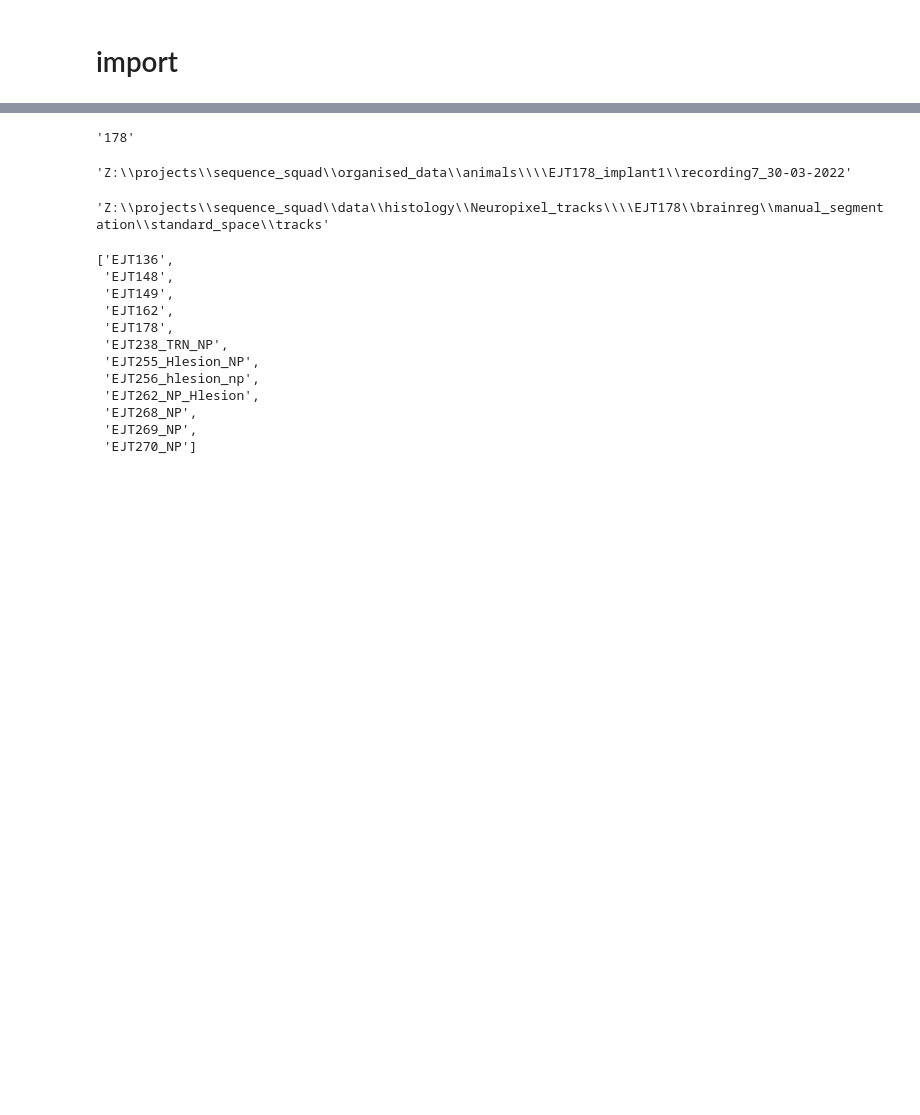
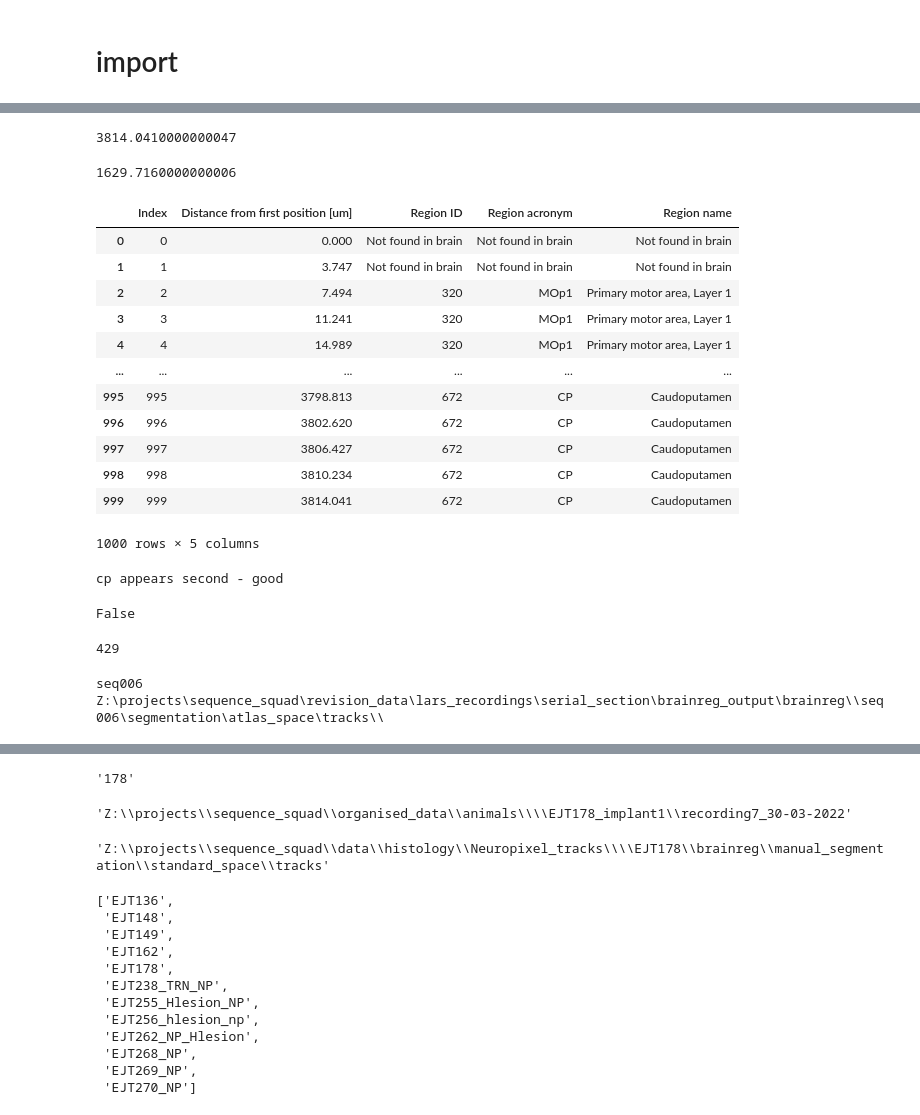
Before and after one commit to EmmettJT/sequences_analyse_PPSeq, a Jupyter notebook: revision_analysis/oscillation_analysis/LFP_preprocess.ipynb, the cells around one changed output, grey strips where cells are left out. Cells and saved outputs as stored; diff of their text form; code cells hidden in the pictures; blank space fills up the shorter version.

```diff
--- a/revision_analysis/oscillation_analysis/LFP_preprocess.ipynb
+++ b/revision_analysis/oscillation_analysis/LFP_preprocess.ipynb
@@ -392,0 +582,41 @@ cp appears first
+# %%
+full_length
+# %% [output]
+3814.0410000000047
+# %%
+boundary
+# %% [output]
+1629.7160000000006
+# %%
+implant_df
+# %% [output]
+|  | Index | Distance from first position [um] | Region ID | Region acronym | Region name |
+| 0 | 0 | 0.000 | Not found in brain | Not found in brain | Not found in brain |
+| 1 | 1 | 3.747 | Not found in brain | Not found in brain | Not found in brain |
+| 2 | 2 | 7.494 | 320 | MOp1 | Primary motor area, Layer 1 |
+| 3 | 3 | 11.241 | 320 | MOp1 | Primary motor area, Layer 1 |
+| 4 | 4 | 14.989 | 320 | MOp1 | Primary motor area, Layer 1 |
+| ... | ... | ... | ... | ... | ... |
+| 995 | 995 | 3798.813 | 672 | CP | Caudoputamen |
+| 996 | 996 | 3802.620 | 672 | CP | Caudoputamen |
+| 997 | 997 | 3806.427 | 672 | CP | Caudoputamen |
+| 998 | 998 | 3810.234 | 672 | CP | Caudoputamen |
+| 999 | 999 | 3814.041 | 672 | CP | Caudoputamen |
+1000 rows × 5 columns
+# %%
+check_if_probe_is_flipped(implant_df)
+# %% [output]
+cp appears second - good
+False
+# %%
+callosum_middle_index
+# %% [output]
+429
+# %%
+if ProbeB:
+    implant_dfs_A,implant_dfs_B = find_histology_paths('seq006_1_1',ProbeB)
+else:
+    implant_dfs_A = find_histology_paths('seq006_1_1',ProbeB)
+# %% [output]
+seq006
+Z:\projects\sequence_squad\revision_data\lars_recordings\serial_section\brainreg_output\brainreg\\seq006\segmentation\atlas_space\tracks\\
```
Also changed, not shown: parts of 17 cells of this notebook.
